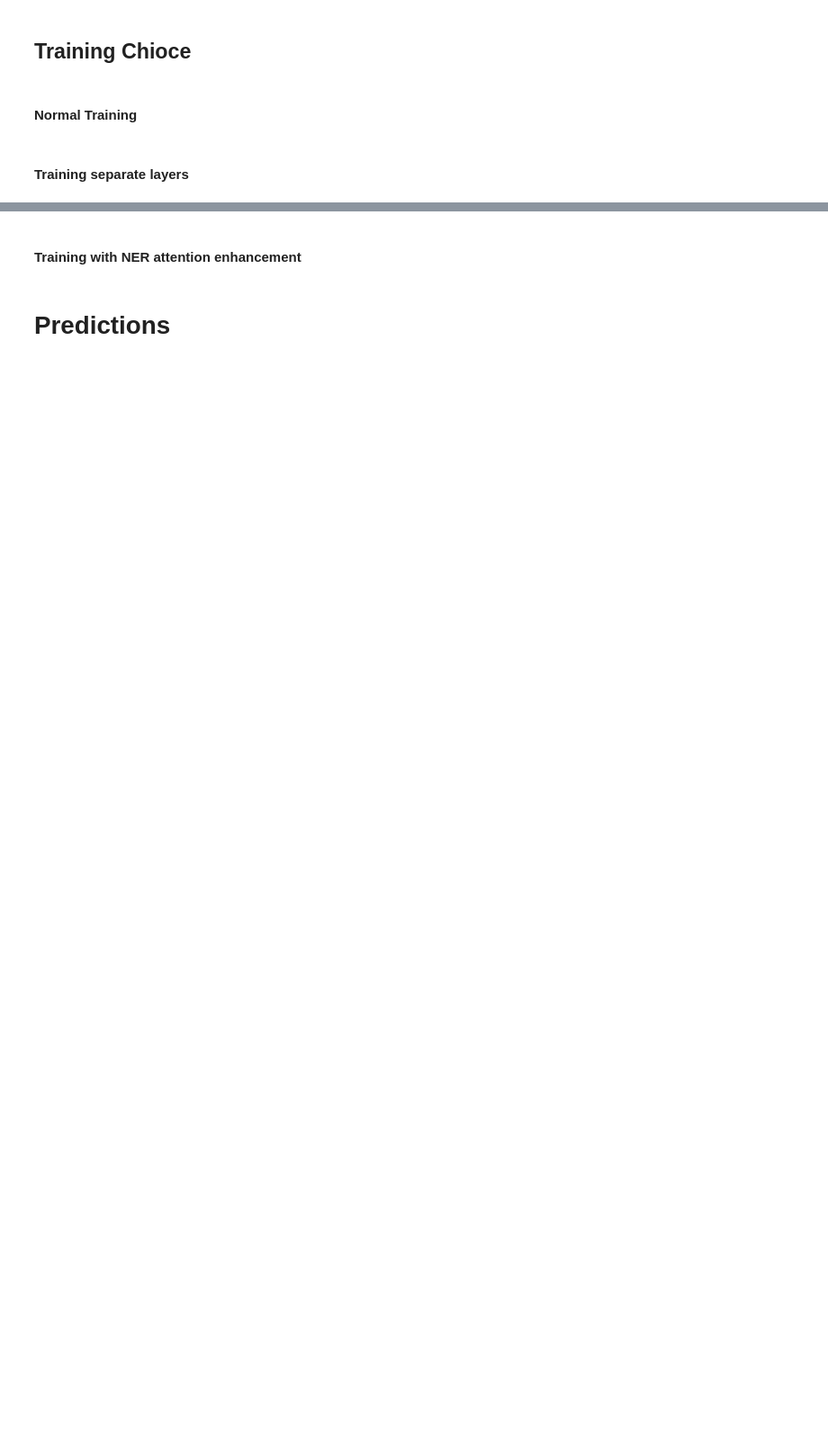
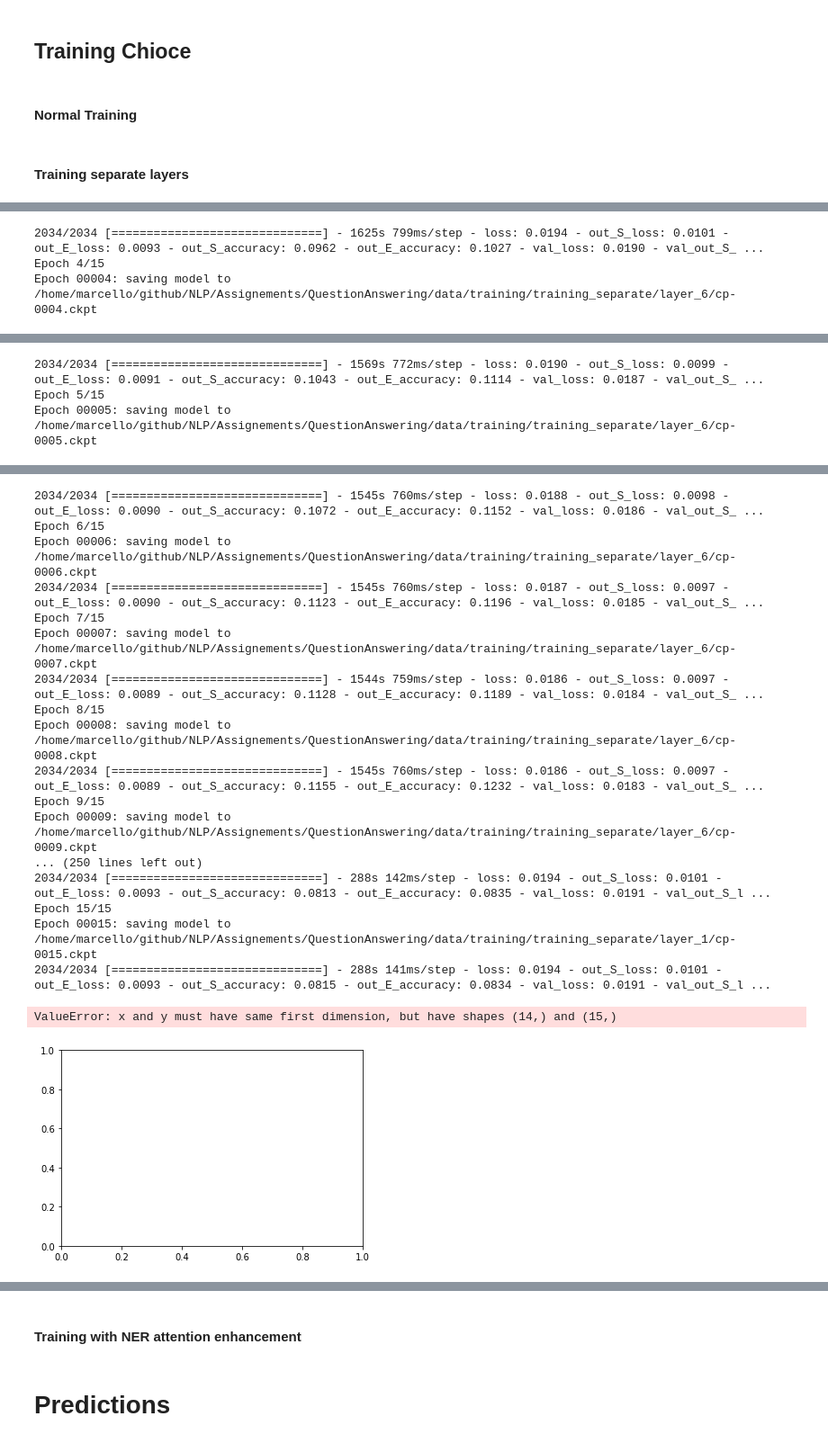
Before and after one commit to MarcelloCeresini/QuestionAnswering, a Jupyter notebook: src/train_clean.ipynb, the cells around one changed output, grey strips where cells are left out. Shown: that part at 90% size. Drawn from its saved outputs; the diff is of its cells as text; code cells hidden in the pictures; blank space fills up the shorter version.

```diff
--- a/src/train_clean.ipynb
+++ b/src/train_clean.ipynb
@@ -143,8 +193,8 @@ for batch in train_ds.take(1):
 # %% [markdown]
 ## Training Chioce
 # %%
-normal_training = True
-train_separate_layers = False
+normal_training = False
+train_separate_layers = True
 NER_training = False
 # %% [markdown]
 #### Normal Training
@@ -156,7 +206,7 @@ if normal_training:
 
     model = config.create_standard_model([3, 4, 5, 6])
 
-    model.compile(tf.keras.optimizers.Adam(3e-6),
+    model.compile(tf.keras.optimizers.Adam(3e-5),
                 loss={'out_S': 'binary_crossentropy', 'out_E': 'binary_crossentropy'},
                 metrics={'out_S': 'accuracy', 'out_E': 'accuracy'})
 
@@ -210,13 +260,15 @@ if train_separate_layers:
 
     # training cell example: train layers separately
     histories = []
-    for hidden_state in range(1, 7):
+    EPOCHS = 15
+    PATIENCE = 3
+    for hidden_state in range(6, 0, -1): # starting from heavier one, it takes longer to train and also uses more GPU memory, safer to start with the harder one
         checkpoint_path = os.path.join(config.ROOT_PATH, "data", "training", "training_separate", "layer_" + str(hidden_state), "cp-{epoch:04d}.ckpt")
         checkpoint_dir = os.path.dirname(checkpoint_path)
+        log_dir = os.path.join(config.ROOT_PATH, "logs", "fit", datetime.datetime.now().strftime("%Y%m%d-%H%M%S"))
+        model = config.create_standard_model(hidden_state)
 
-        model = config.create_model(hidden_state)
-
-        model.compile(tf.keras.optimizers.Adam(3e-6),
+        model.compile(tf.keras.optimizers.Adam(1e-4),
                     loss={'out_S': 'binary_crossentropy', 'out_E': 'binary_crossentropy'},
                     metrics={'out_S': 'accuracy', 'out_E': 'accuracy'})
 
@@ -227,15 +279,28 @@ if train_separate_layers:
             save_best_only = False
         )
 
+        es_callback = tf.keras.callbacks.EarlyStopping(
+            patience = PATIENCE
+        )
+
+        tensorboard_callback = tf.keras.callbacks.TensorBoard(
+            log_dir=log_dir,
+            histogram_freq=1
+        )
+
         model.save_weights(checkpoint_path.format(epoch=0))
 
-        print("----------- Training model with head attached to layer number " + str(hidden_state)+ " -----------\n")
+        print("\n----------- Training model with head attached to layer number " + str(hidden_state)+ " -----------")
 
         history = model.fit(
             train_ds,
             validation_data=val_ds,
-            epochs=6,
-            callbacks=[cp_callback]
+            epochs=EPOCHS,
+            callbacks=[
+                cp_callback,
+                es_callback,
+                tensorboard_callback
+            ]
             )
 
         history = history.history
@@ -244,14 +309,4 @@ if train_separate_layers:
             json.dump(history, f)
 
         histories.append(history)
-
-    # final plot
-    x = [i for i in range(1, 6)]
-    for history in histories:
-        plt.plot(x, history['val_loss'])
-
-    plt.xticks([i for i in range(1,6)])
-    plt.xlabel("epoch")
-    plt.ylabel("val_loss")
-    plt.legend([str(i) for i in range(1,7)])
-    plt.show()
+# %% [output]
@@ -257,0 +325,3 @@ if train_separate_layers:
+2034/2034 [==============================] - 1625s 799ms/step - loss: 0.0194 - out_S_loss: 0.0101 - out_E_loss: 0.0093 - out_S_accuracy: 0.0962 - out_E_accuracy: 0.1027 - val_loss: 0.0190 - val_out_S_ ...
+Epoch 4/15
+Epoch 00004: saving model to /home/marcello/github/NLP/Assignements/QuestionAnswering/data/training/training_separate/layer_6/cp-0004.ckpt
@@ -257,0 +329,3 @@ if train_separate_layers:
+2034/2034 [==============================] - 1569s 772ms/step - loss: 0.0190 - out_S_loss: 0.0099 - out_E_loss: 0.0091 - out_S_accuracy: 0.1043 - out_E_accuracy: 0.1114 - val_loss: 0.0187 - val_out_S_ ...
+Epoch 5/15
+Epoch 00005: saving model to /home/marcello/github/NLP/Assignements/QuestionAnswering/data/training/training_separate/layer_6/cp-0005.ckpt
@@ -257,0 +333,19 @@ if train_separate_layers:
+2034/2034 [==============================] - 1545s 760ms/step - loss: 0.0188 - out_S_loss: 0.0098 - out_E_loss: 0.0090 - out_S_accuracy: 0.1072 - out_E_accuracy: 0.1152 - val_loss: 0.0186 - val_out_S_ ...
+Epoch 6/15
+Epoch 00006: saving model to /home/marcello/github/NLP/Assignements/QuestionAnswering/data/training/training_separate/layer_6/cp-0006.ckpt
+2034/2034 [==============================] - 1545s 760ms/step - loss: 0.0187 - out_S_loss: 0.0097 - out_E_loss: 0.0090 - out_S_accuracy: 0.1123 - out_E_accuracy: 0.1196 - val_loss: 0.0185 - val_out_S_ ...
+Epoch 7/15
+Epoch 00007: saving model to /home/marcello/github/NLP/Assignements/QuestionAnswering/data/training/training_separate/layer_6/cp-0007.ckpt
+2034/2034 [==============================] - 1544s 759ms/step - loss: 0.0186 - out_S_loss: 0.0097 - out_E_loss: 0.0089 - out_S_accuracy: 0.1128 - out_E_accuracy: 0.1189 - val_loss: 0.0184 - val_out_S_ ...
+Epoch 8/15
+Epoch 00008: saving model to /home/marcello/github/NLP/Assignements/QuestionAnswering/data/training/training_separate/layer_6/cp-0008.ckpt
+2034/2034 [==============================] - 1545s 760ms/step - loss: 0.0186 - out_S_loss: 0.0097 - out_E_loss: 0.0089 - out_S_accuracy: 0.1155 - out_E_accuracy: 0.1232 - val_loss: 0.0183 - val_out_S_ ...
+Epoch 9/15
+Epoch 00009: saving model to /home/marcello/github/NLP/Assignements/QuestionAnswering/data/training/training_separate/layer_6/cp-0009.ckpt
+... (250 lines left out)
+2034/2034 [==============================] - 288s 142ms/step - loss: 0.0194 - out_S_loss: 0.0101 - out_E_loss: 0.0093 - out_S_accuracy: 0.0813 - out_E_accuracy: 0.0835 - val_loss: 0.0191 - val_out_S_l ...
+Epoch 15/15
+Epoch 00015: saving model to /home/marcello/github/NLP/Assignements/QuestionAnswering/data/training/training_separate/layer_1/cp-0015.ckpt
+2034/2034 [==============================] - 288s 141ms/step - loss: 0.0194 - out_S_loss: 0.0101 - out_E_loss: 0.0093 - out_S_accuracy: 0.0815 - out_E_accuracy: 0.0834 - val_loss: 0.0191 - val_out_S_l ...
+ValueError: x and y must have same first dimension, but have shapes (14,) and (15,)
+[figure, added]
```
Also changed, not shown: parts of 6 cells of this notebook, 13 other files.
